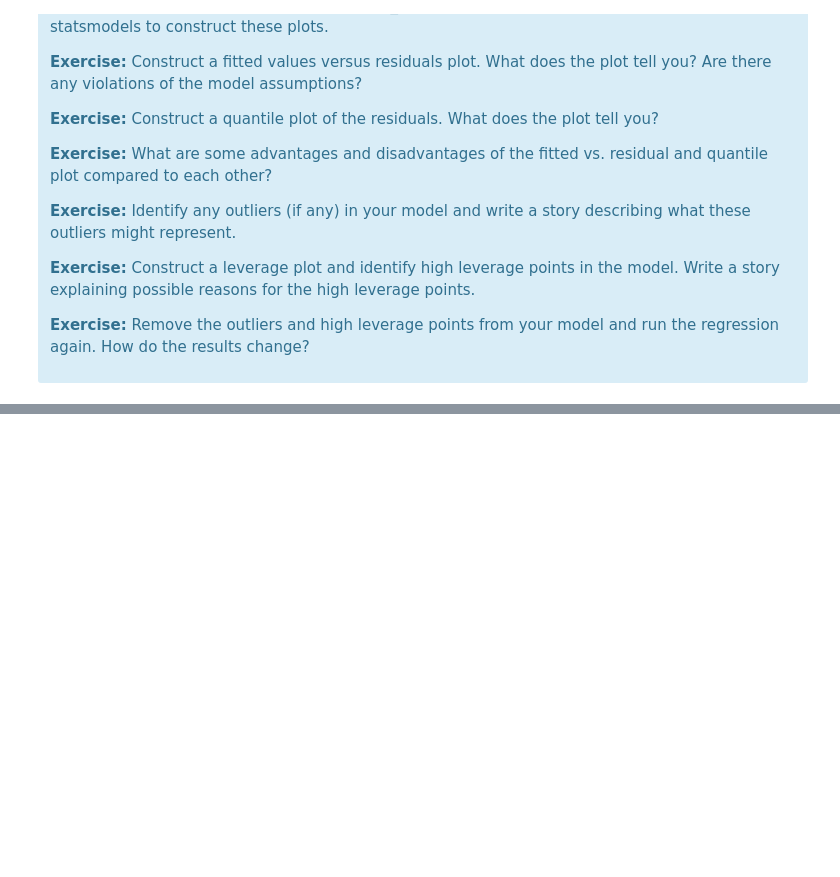
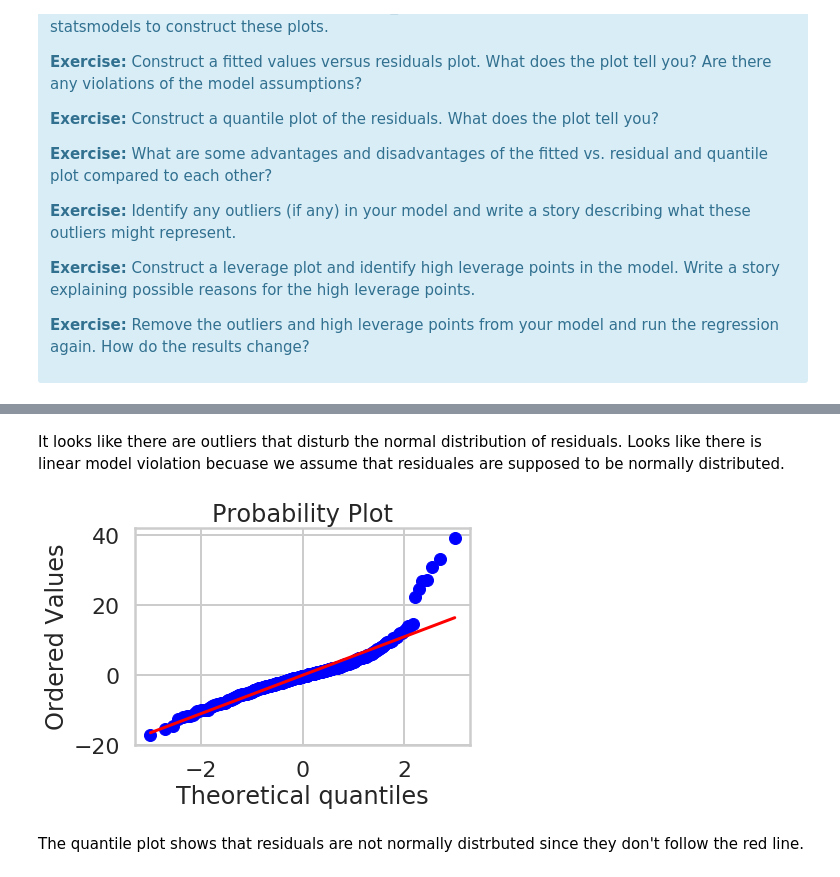
Before and after one commit to ZOvanesyan/Springboard, a Jupyter notebook: linear_regression/Mini_Project_Linear_Regression.ipynb, the cells around one changed output, grey strips where cells are left out. Drawn from its saved outputs; the diff is of its cells as text; code cells hidden in the pictures; blank space fills up the shorter version.

Commit message:
updated clustering and linear regression projects

```diff
--- a/linear_regression/Mini_Project_Linear_Regression.ipynb
+++ b/linear_regression/Mini_Project_Linear_Regression.ipynb
@@ -753,0 +855,10 @@ There are some other issues that are important investigate with linear regressio
+# %% [markdown]
+It looks like there are outliers that disturb the normal distribution of residuals. Looks like there is linear model violation becuase we assume that residuales are supposed to be normally distributed.
+# %%
+from scipy.stats import probplot
+probplot(residuals, dist="norm", plot=plt)
+plt.show()
+# %% [output]
+[figure, added]
+# %% [markdown]
+The quantile plot shows that residuals are not normally distrbuted since they don't follow the red line.
```
Also changed, not shown: parts of 22 cells of this notebook, 1 other file.
